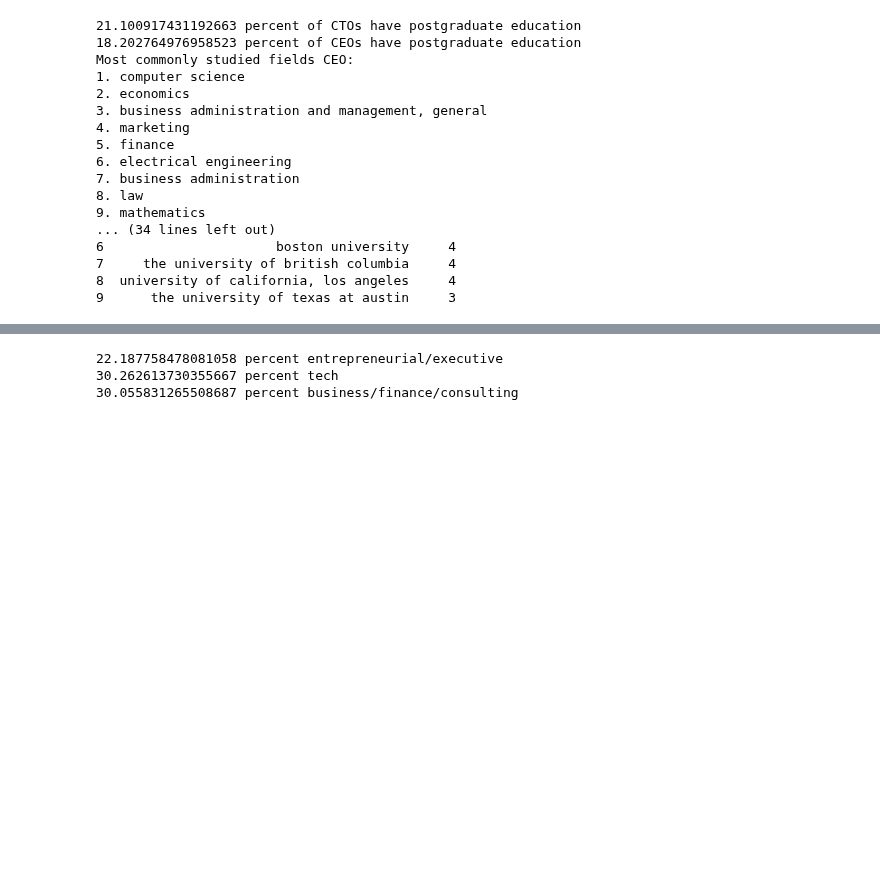
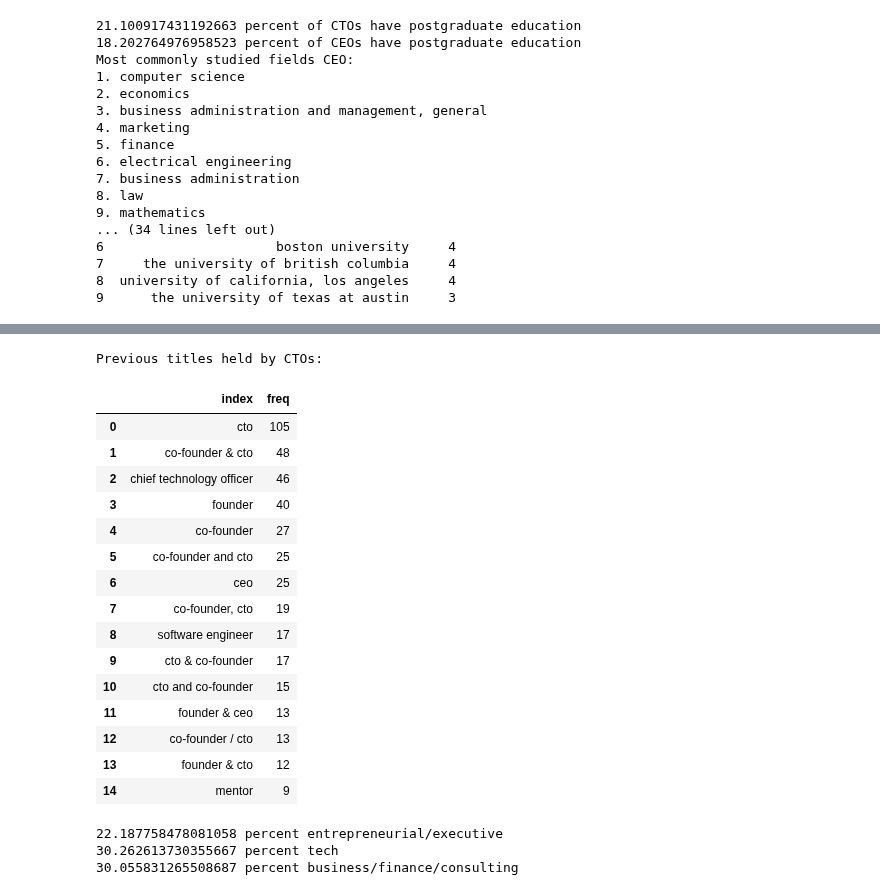
Before and after one commit to sarahbeasley2020/Scraping, a Jupyter notebook: Backtesting/Backtesting_Analysis.ipynb, the cells around one changed output, grey strips where cells are left out. Saved outputs shown, nothing was run; the diff lists cells and outputs as text; code cells hidden in the pictures; blank space fills up the shorter version.

```diff
--- a/Backtesting/Backtesting_Analysis.ipynb
+++ b/Backtesting/Backtesting_Analysis.ipynb
@@ -660,3 +702,40 @@ Most commonly studied fields CEO:
+# %%
+'''
+Employment:
+    Profiles of CTOs
+'''
+titleDict={}
+print("Previous titles held by CTOs:")
+for cto in ctosList:
+    if cto['experience']:
+        for exp in cto['experience']:
+            if exp['title']:
+                position = exp['title'].lower()
+                if position not in titleDict:
+                    titleDict[position] = 1
+                else:
+                    titleDict[position] += 1
+titleDict = {k: v for k, v in sorted(titleDict.items(), key=lambda item: item[1], reverse=True)}
+df_positions = pd.DataFrame.from_dict(titleDict, orient='index', columns=['freq']).reset_index()
+df_positions.head(15)
+# %% [output]
+Previous titles held by CTOs:
+|  | index | freq |
+| 0 | cto | 105 |
+| 1 | co-founder & cto | 48 |
+| 2 | chief technology officer | 46 |
+| 3 | founder | 40 |
+| 4 | co-founder | 27 |
+| 5 | co-founder and cto | 25 |
+| 6 | ceo | 25 |
+| 7 | co-founder, cto | 19 |
+| 8 | software engineer | 17 |
+| 9 | cto & co-founder | 17 |
+| 10 | cto and co-founder | 15 |
+| 11 | founder & ceo | 13 |
+| 12 | co-founder / cto | 13 |
+| 13 | founder & cto | 12 |
+| 14 | mentor | 9 |
 # %%
 '''
 Employment Background (1) contd.
```
Also changed, not shown: parts of 8 cells of this notebook, 1 other file.
